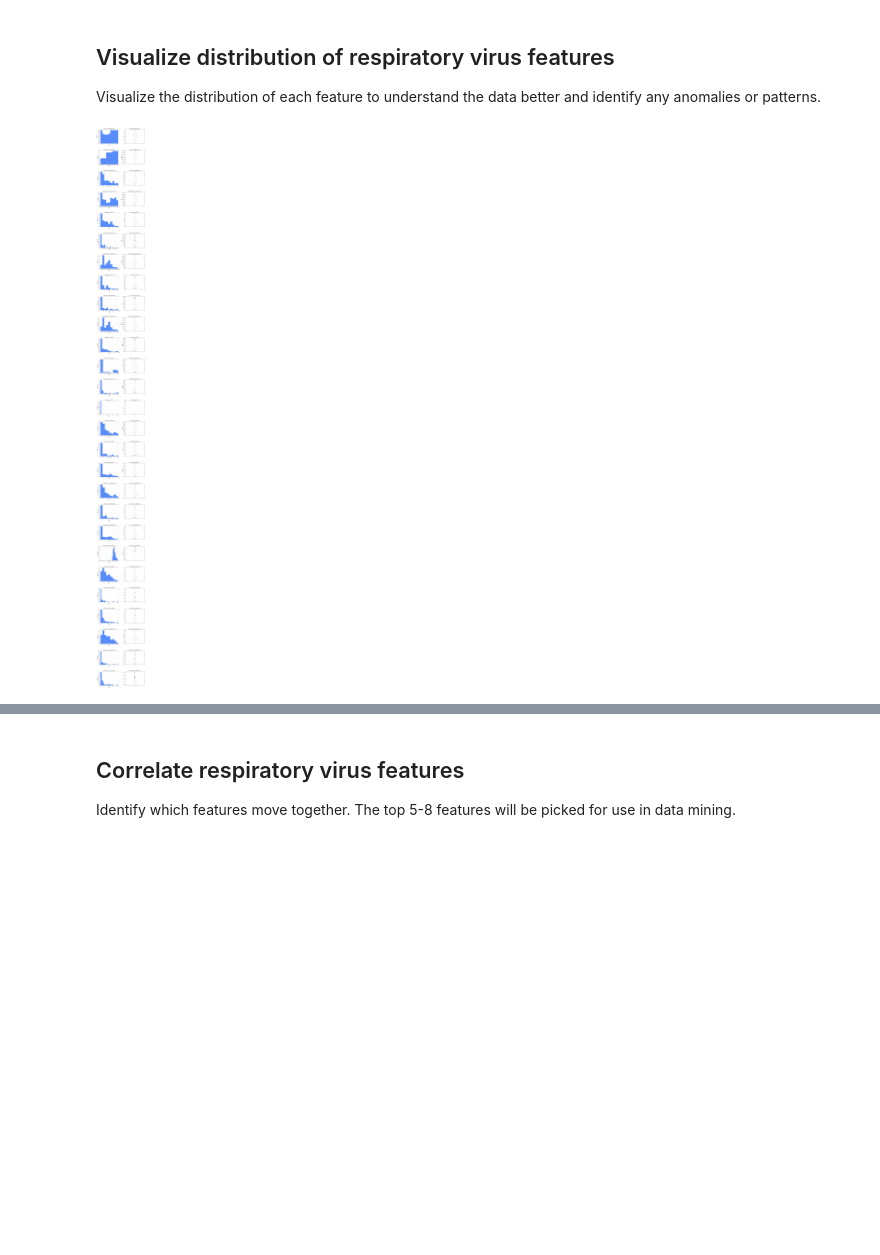
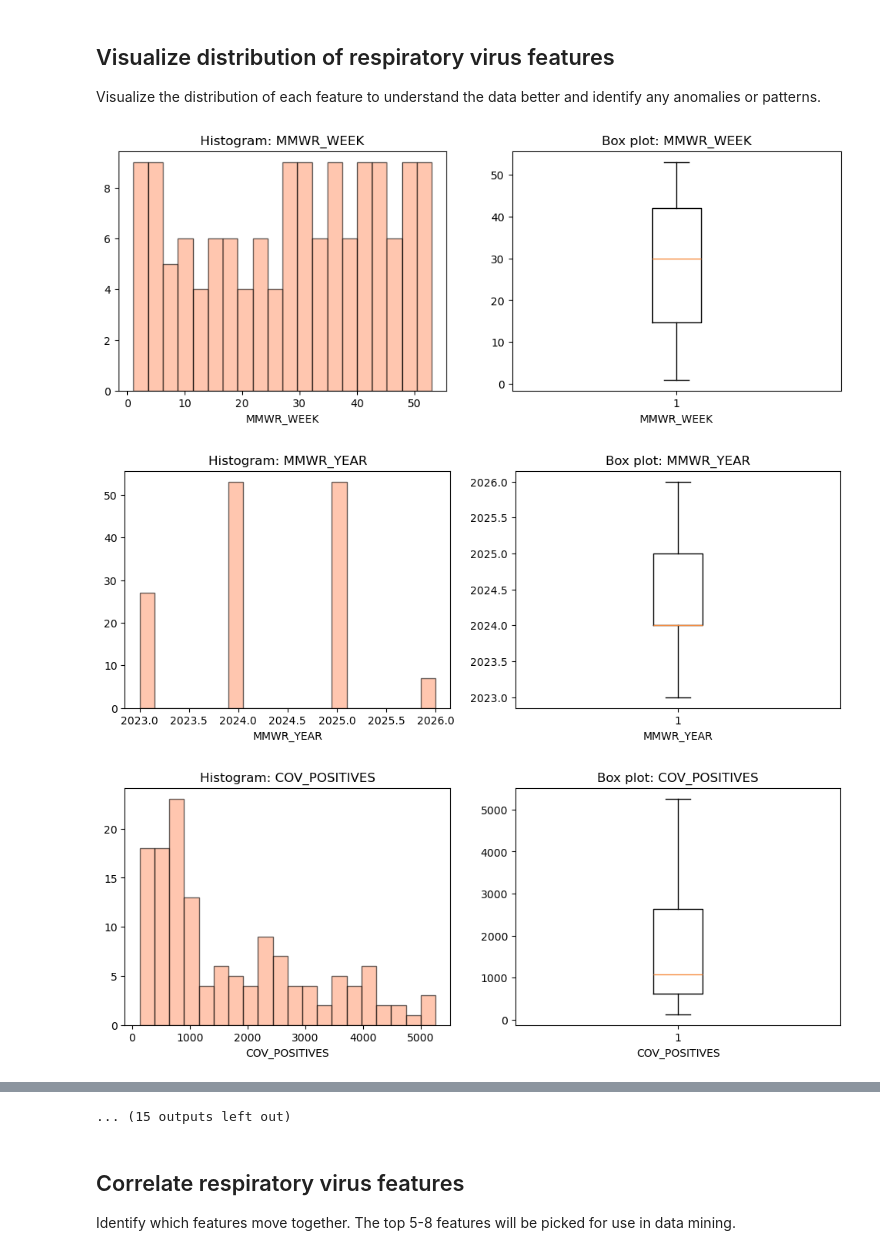
Before and after one commit to ianbunag/cmpe-255-data-mining-project, a Jupyter notebook: 03-08-eda-respiratory-virus-dashboard.ipynb, the cells around one changed output, grey strips where cells are left out. Saved outputs shown, nothing was run; the diff lists cells and outputs as text; code cells hidden in the pictures; blank space fills up the shorter version.

Commit message:
Visualize distribution and correlate features

```diff
--- a/03-08-eda-respiratory-virus-dashboard.ipynb
+++ b/03-08-eda-respiratory-virus-dashboard.ipynb
@@ -164,22 +161,8 @@ measure_variability(rv)
 
 Visualize the distribution of each feature to understand the data better and identify any anomalies or patterns.
 # %%
-rv_visualization = rv.copy()
-rv_visualization = rv_visualization[[key for key in rv_visualization.columns if is_numeric_dtype(rv_visualization[key])]]
-
-fig, axes = plt.subplots(nrows=len(rv_visualization.columns), ncols=2, figsize=(12, len(rv_visualization.columns) * 5.5))
-
-for index, key in enumerate(rv_visualization.columns):
-    rv_visualization.hist(column=key, bins='auto', ax=axes[index, 0])
-    axes[index, 0].set_title(f'Histogram of {key}')
-    axes[index, 0].set_xlabel('Value')
-    axes[index, 0].set_ylabel('Frequency')
-
-    rv_visualization.boxplot(column=key, ax=axes[index, 1])
-    axes[index, 1].set_title(f'Box plot of {key}')
-    axes[index, 1].set_xticks([])
-    axes[index, 1].set_ylabel('Value')
-
-plt.subplots_adjust(hspace=0.5)
+visualize_distribution(rv)
 # %% [output]
-[figure, old version]
+[figure, new version]
+[figure, added]
+[figure, added]
@@ -186,3 +178,4 @@ plt.subplots_adjust(hspace=0.5)
+... (15 outputs left out)
 # %% [markdown]
 ## Correlate respiratory virus features
 
```
Also changed, not shown: parts of 4 cells of this notebook, 3 other files.
